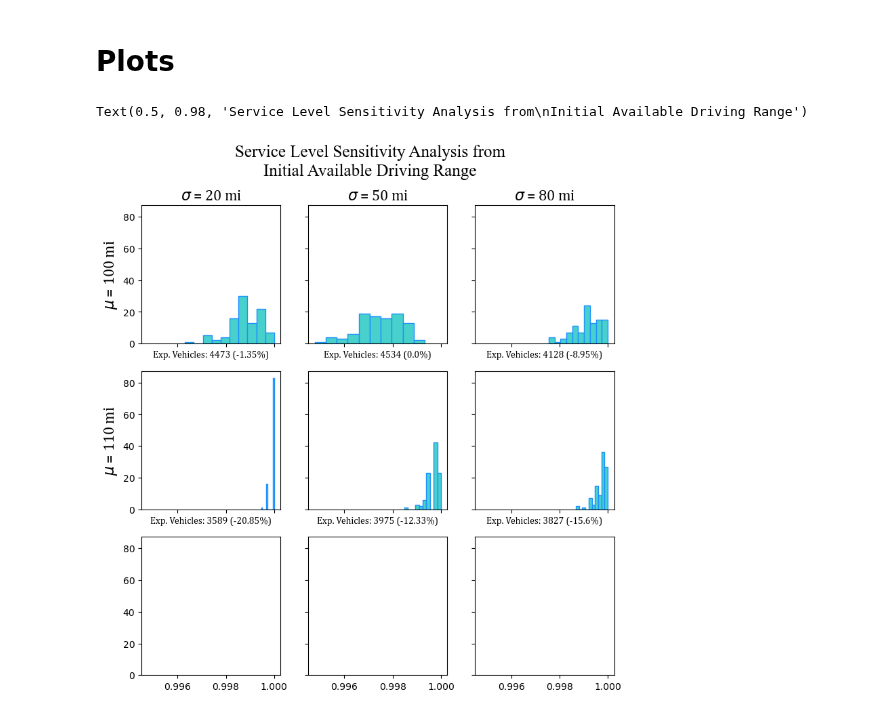
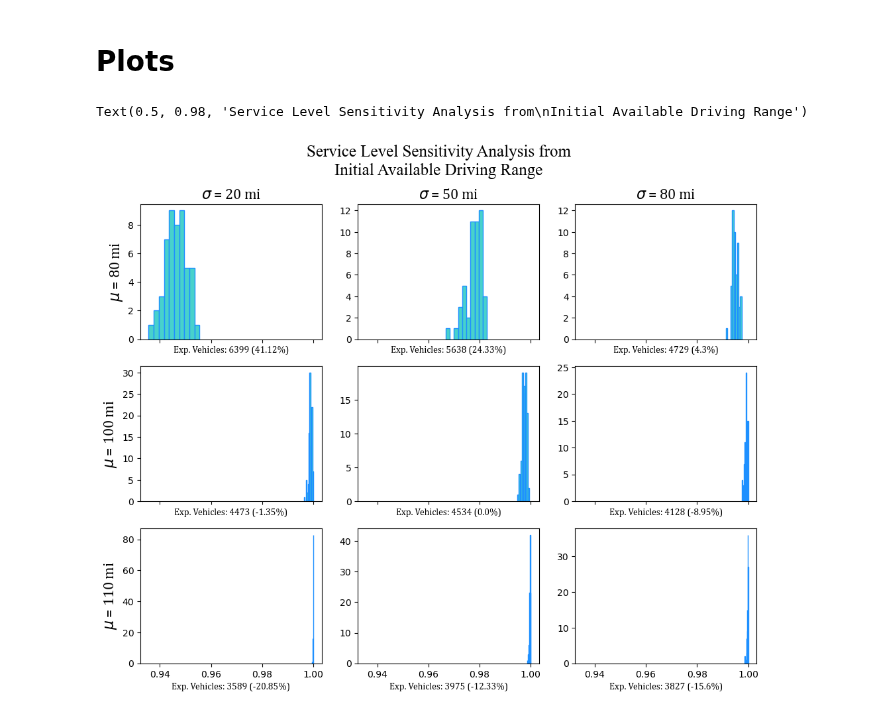
Before and after one commit to juanbeta98/MOPTA-23, a Jupyter notebook: Sensitivity.ipynb, the cells around one changed output. Drawn from its saved outputs; the diff is of its cells as text; code cells hidden in the pictures.

```diff
--- a/Sensitivity.ipynb
+++ b/Sensitivity.ipynb
@@ -224,44 +224,46 @@ Achieved Service Level: 99.4
 # %% [markdown]
 # Plots
 # %%
-mu = [100,110]
+mu = [80,100,110]
 sigma = [20,50,80]
+
+ranges = {80:50,100:0,110:0}
 
 K = dict(); serv_level = dict()
 
 for m in mu:
     for s in sigma:
         K[m,s] = list(); serv_level[m,s] = list()
-        for sc in range(100):
+        for sc in range(ranges[m],100):
             file = open(path+f"/Sensitivity/Results/results_mu{m}_sigma{s}_sc{sc}","rb")
             results = pickle.load(file); file.close()
 
             K[m,s].append(len(results["total_total"]) + len(results["infeasible"]))
             serv_level[m,s].append(1-len(results["infeasible"])/K[m,s][-1])
 # %%
-fig, subp = plt.subplots(figsize=(9,9),sharex=True,sharey=True,nrows=3,ncols=3)
+fig, subp = plt.subplots(figsize=(12,9),sharex=True,nrows=3,ncols=3)
 
 axes = {}; i = 0; j = 0
 for m in mu:
     for s in sigma:
         axes[m,s] = subp[i,j]
         if j == 2: i += 1; j = 0
         else: j += 1
 
 
 base = np.mean(K[100,50])
 for m in mu:
     for s in sigma:
 
         axes[m,s].hist(serv_level[m,s],edgecolor="dodgerblue",color="mediumturquoise")
         dem = np.mean(K[m,s])
         ss = f"Exp. Vehicles: {int(dem)} ({round(100*(dem/base-1),2)}%)"
         axes[m,s].set_xlabel(ss,fontsize=10,fontname="Cambria")
 
         if m == mu[0]: axes[m,s].set_title(r"$\sigma$" + f" = {s} mi",fontsize=16,fontname="Cambria")
         if s == sigma[0]: axes[m,s].set_ylabel(r"$\mu$" + f" = {m} mi",fontsize=16,fontname="Cambria")
 
 fig.suptitle("Service Level Sensitivity Analysis from\nInitial Available Driving Range",fontname="Times New Roman",fontsize=18)
 # %% [output]
 Text(0.5, 0.98, 'Service Level Sensitivity Analysis from\nInitial Available Driving Range')
-[figure, old version]
+[figure, new version]
```
Also changed, not shown: parts of 1 cell of this notebook.
